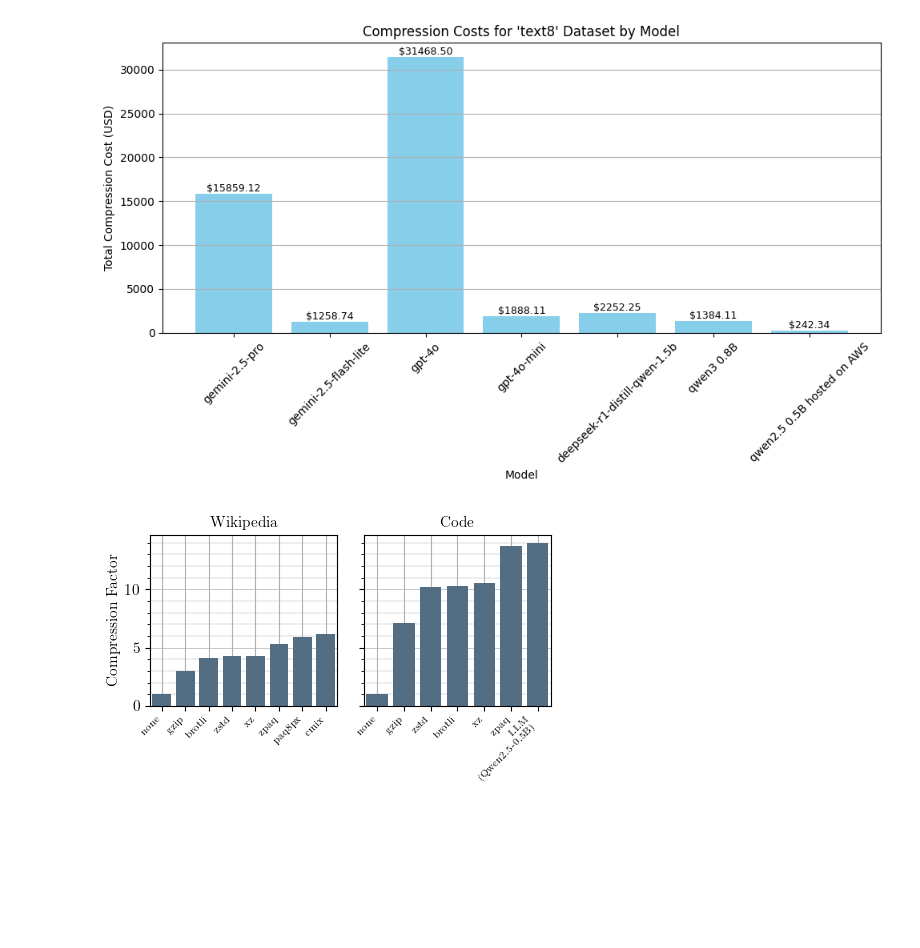
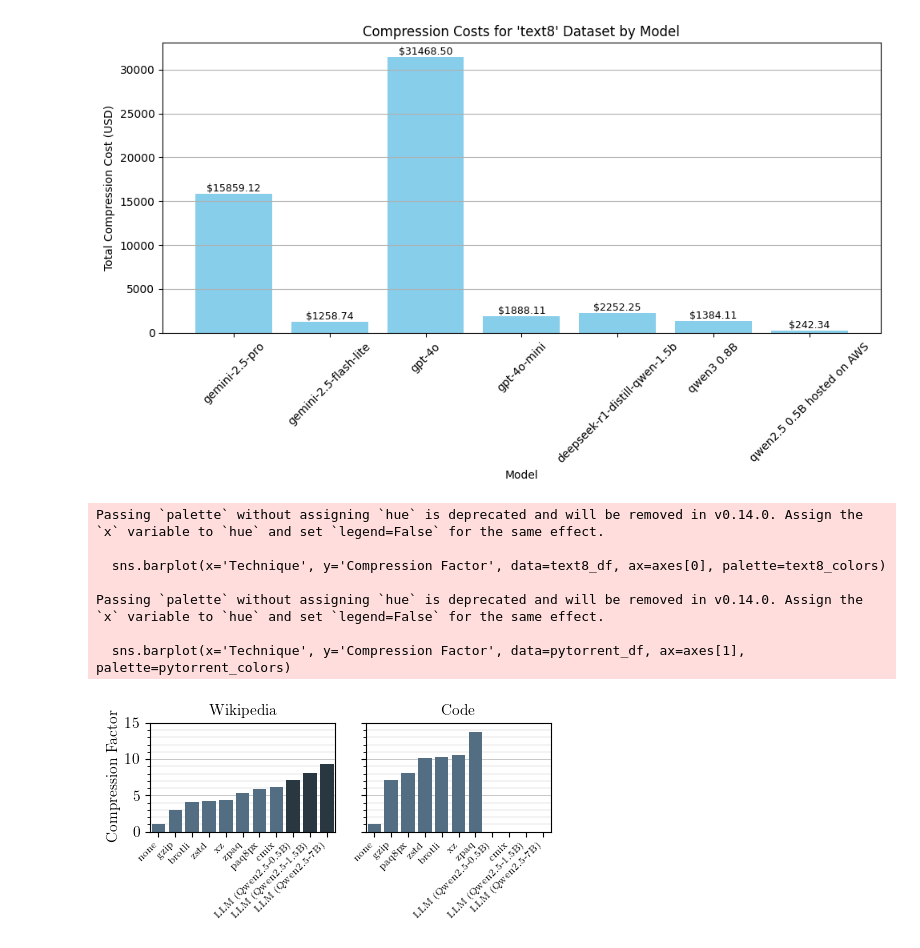
Before and after one commit to utndatasystems/summer-offsite, a Jupyter notebook: llm-compression-plots/andi.ipynb, the cells around one changed output. Drawn from its saved outputs; the diff is of its cells as text; code cells hidden in the pictures; blank space fills up the shorter version.

Commit message:
Update plotting code

```diff
--- a/llm-compression-plots/andi.ipynb
+++ b/llm-compression-plots/andi.ipynb
@@ -120,7 +120,9 @@ technique_includelist = {
     'zpaq': 'zpaq',
     'paq8px -12': 'paq8px',
     'cmix': 'cmix',
-    'ours(Qwen2.5-0.5B)': 'LLM\n(Qwen2.5-0.5B)',
+    'qwen2.5 0.5B': 'LLM (Qwen2.5-0.5B)',
+    'qwen2.5 1.5B': 'LLM (Qwen2.5-1.5B)',
+    'qwen2.5 7B': 'LLM (Qwen2.5-7B)',
 }
 
 df = pd.read_csv('competitors.csv')
@@ -129,35 +131,59 @@ df['Technique'] = df['Technique'].map(technique_includelist)
 df['Compression Factor'] = df['Dataset Size'] / df['Compressed Size']
 df = df.sort_values(by='Compression Factor', ascending=True)
 text8_df = df[df['Dataset'] == 'data/text8.txt']
 pytorrent_df = df[df['Dataset'] == 'data/pytorrent.jsonl']
 
 matplotlib.rcParams.update({'font.size': 11, 'font.family': 'serif', 'axes.titlesize': 'medium', 'figure.titlesize': 'medium', 'text.usetex': True, 'text.latex.preamble': '\\usepackage{amsmath}\\usepackage{amssymb}\\usepackage{siunitx}[=v2]', 'pgf.rcfonts': False, 'pgf.texsystem': 'pdflatex'})
-fig, axes = plt.subplots(1, 2, figsize=(4.9, 3.0), sharey=True)
+fig, axes = plt.subplots(1, 2, figsize=(4.9, 2.5), sharey=True)
+
+def get_bar_colors(techniques):
+    return ["#253745" if str(t).startswith('LLM') else '#4B6F8A' for t in techniques]
+
 # Compression factor for text8
-sns.barplot(x='Technique', y='Compression Factor', data=text8_df, ax=axes[0], color='#4B6F8A')
+text8_colors = get_bar_colors(text8_df['Technique'])
+sns.barplot(x='Technique', y='Compression Factor', data=text8_df, ax=axes[0], palette=text8_colors)
 axes[0].set_title('Wikipedia')
 axes[0].set_xticklabels(text8_df['Technique'], rotation=45, ha='right', fontsize=7)
 axes[0].grid(zorder=0)
 axes[0].set_axisbelow(True)
 axes[0].set_xlabel('')
 
 # Compression factor for pytorrent
-sns.barplot(x='Technique', y='Compression Factor', data=pytorrent_df, ax=axes[1], color='#4B6F8A')
+pytorrent_colors = get_bar_colors(pytorrent_df['Technique'])
+sns.barplot(x='Technique', y='Compression Factor', data=pytorrent_df, ax=axes[1], palette=pytorrent_colors)
 axes[1].set_title('Code')
 axes[1].set_xticklabels(pytorrent_df['Technique'], rotation=45, ha='right', fontsize=7)
 axes[1].grid(zorder=0)
 axes[1].set_axisbelow(True)
 axes[1].set_xlabel('')
 
+
+
 # Add more horizontal lines on the y-axis for both subplots
 for ax in axes:
+    # Make sure the y-axis ends with a major tick
+    y_max = ax.get_ylim()[1]
+    major_locator = ax.yaxis.get_major_locator()
+    major_ticks = major_locator()
+    next_major = major_ticks[major_ticks > y_max][0] if any(major_ticks > y_max) else y_max
+    ax.set_ylim(ax.get_ylim()[0], next_major)
+
+    # Show grid lines
     ax.yaxis.grid(True, which='major', linestyle='-', linewidth=0.5, zorder=0)
-    ax.yaxis.grid(True, which='minor', linestyle='-', linewidth=0.3, zorder=0)
+    ax.yaxis.grid(True, which='minor', linestyle='-', linewidth=0.2, zorder=0)
     ax.minorticks_on()
     ax.xaxis.set_minor_locator(matplotlib.ticker.NullLocator())
+    ax.xaxis.grid(False)
 
 plt.tight_layout()
 plt.savefig("compression_factors.pdf", dpi=300, bbox_inches='tight', pad_inches=0.01)
 plt.show()
 # %% [output]
+Passing `palette` without assigning `hue` is deprecated and will be removed in v0.14.0. Assign the `x` variable to `hue` and set `legend=False` for the same effect.
+
+  sns.barplot(x='Technique', y='Compression Factor', data=text8_df, ax=axes[0], palette=text8_colors)
+
+Passing `palette` without assigning `hue` is deprecated and will be removed in v0.14.0. Assign the `x` variable to `hue` and set `legend=False` for the same effect.
+
+  sns.barplot(x='Technique', y='Compression Factor', data=pytorrent_df, ax=axes[1], palette=pytorrent_colors)
-[figure, old version]
+[figure, new version]
```
Also changed, not shown: parts of 1 cell of this notebook, 5 other files.
